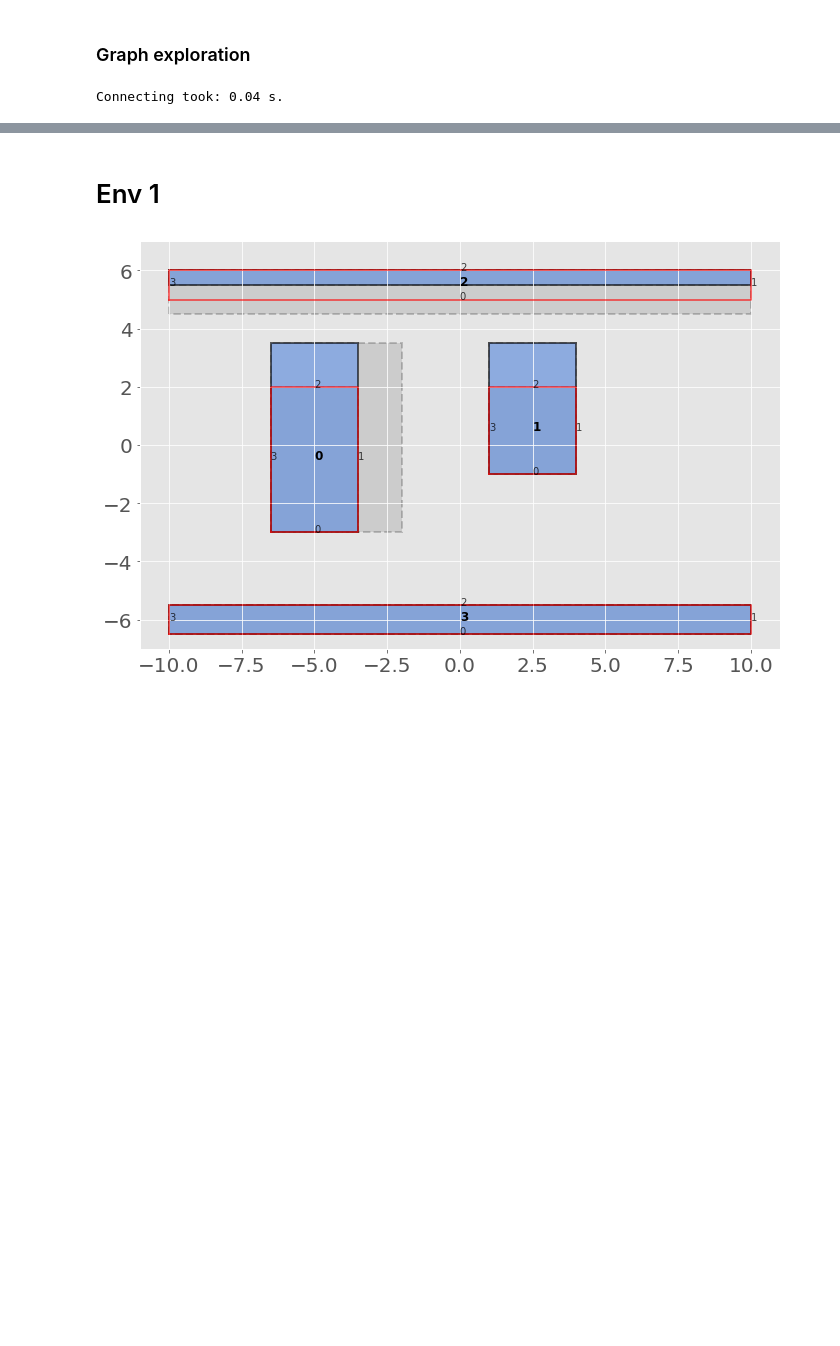
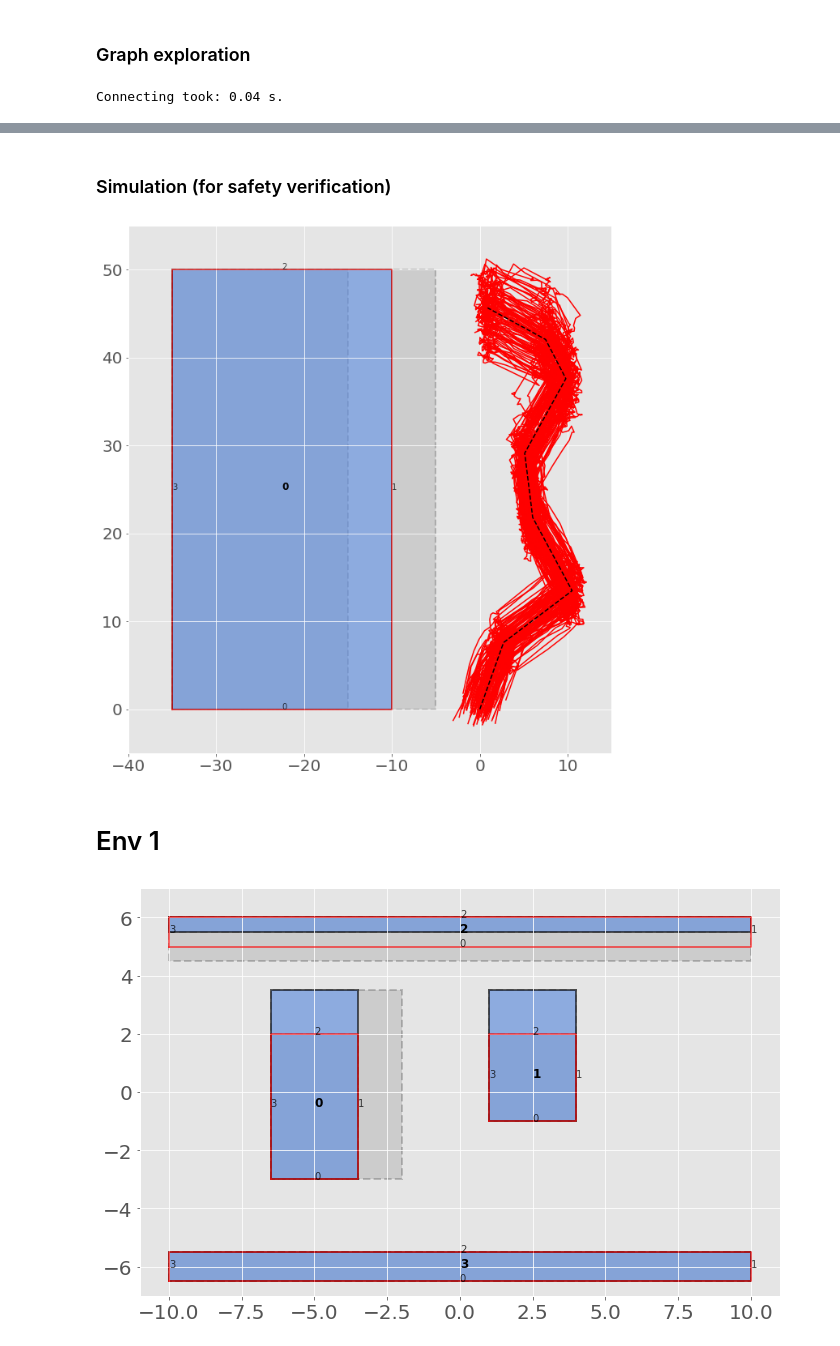
Before and after one commit to zhangvwk/planning-with-map-errors, a Jupyter notebook: environment_examples.ipynb, the cells around one changed output, grey strips where cells are left out. Drawn from its saved outputs; the diff is of its cells as text; code cells hidden in the pictures; blank space fills up the shorter version.

```diff
--- a/environment_examples.ipynb
+++ b/environment_examples.ipynb
@@ -194,3 +144,28 @@ plan_found.cost
+# %% [markdown]
+### Simulation (for safety verification)
+# %%
+# x_noms = np.zeros((T,2))
+# x_noms[:,1] = np.arange(0,T*dx, dx)
+# u_noms = np.zeros((T,2))
+# u_noms[:,1] = np.ones(T) * (dx/dt)
+
+# path_indices = [0,2,4,6,7,8,9,10]
+path_indices = [0,1,2,3,4,5,6,7]
+x_noms, u_noms = GeoTools.indices2traj(path_indices, 2, 2, g)
+# %%
+sim = Simulator(env)
+sim.set_motion(A, B, Q)
+sim.set_obs(R)
+sim.set_gain(lqr_planner.gain)
+sim.set_init_est(x_est_0, P_est_0)
+num_iters = 100
+xs, x_ests, x_bars, prob_collision = sim.run(num_iters, x0, P_est_0, x_noms, u_noms)
+
+env.plot()
+Point(x0[0],x0[1]).plot()
+sim.plot_trajs(xs, x_noms)
+# %% [output]
+[figure, added]
 # %% [markdown]
 # Env 1
 # %%
```
Also changed, not shown: parts of 20 cells of this notebook, 6 other files.
